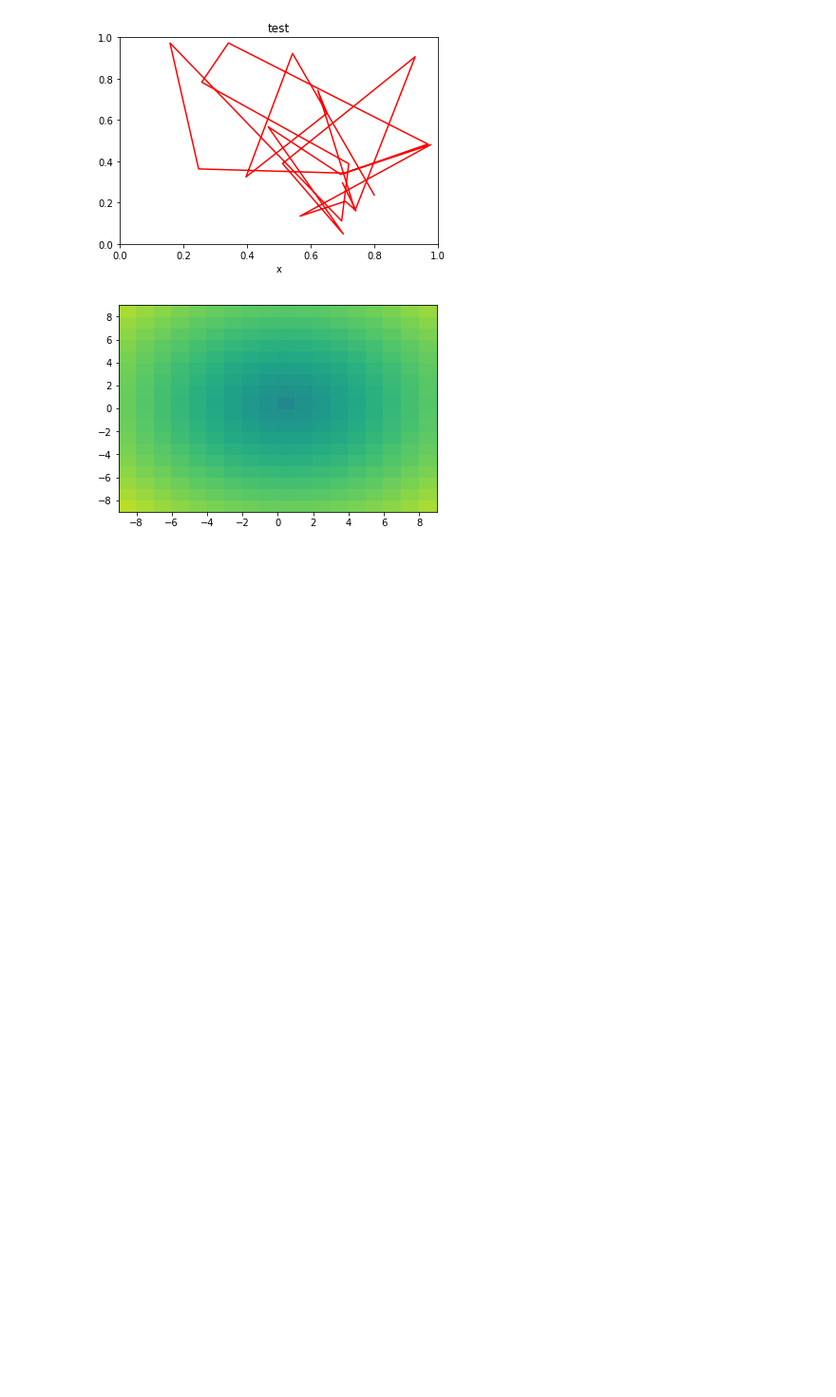
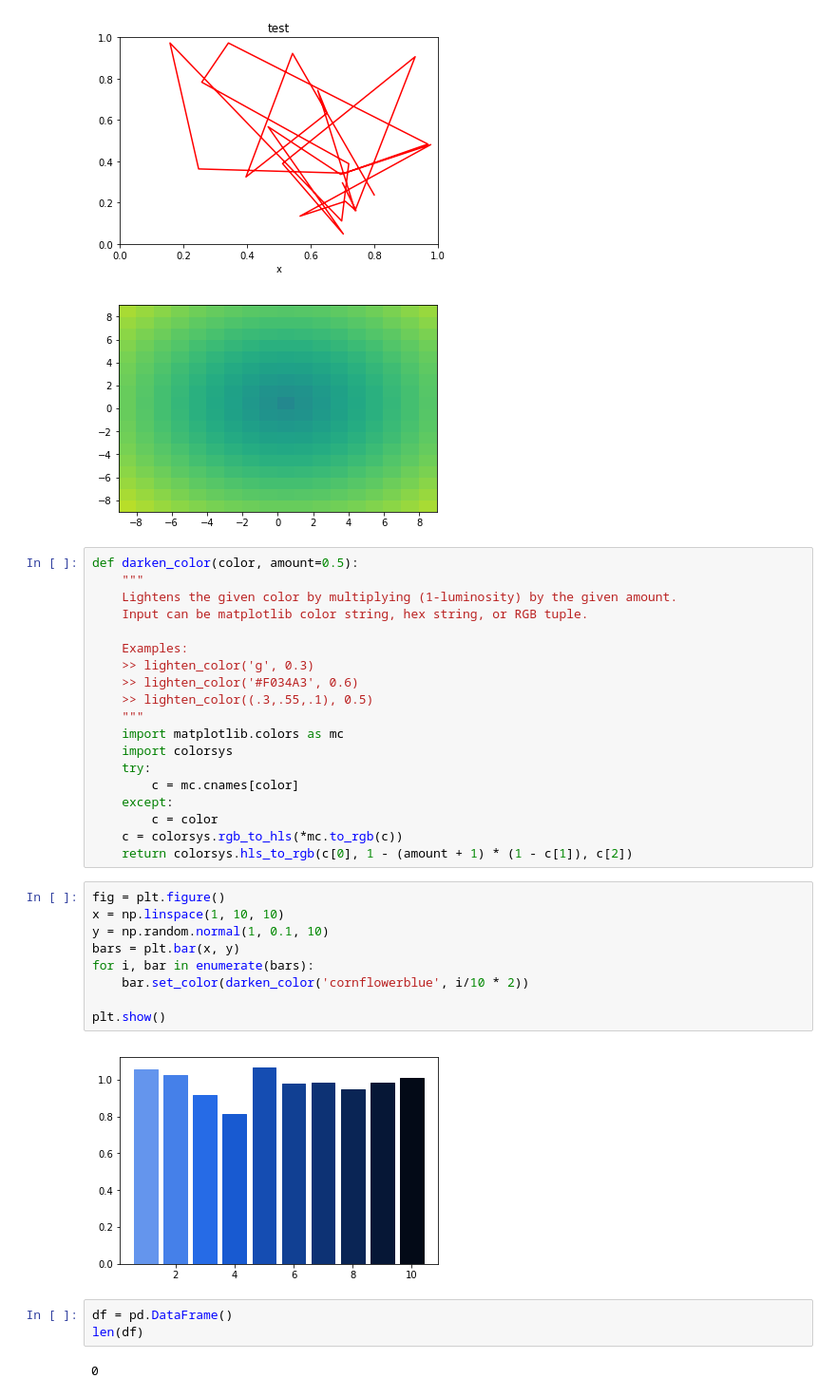
Before and after one commit to ucals/RLDM, a Jupyter notebook: project1/backup/live_plot_template.ipynb, the cells around one changed output. Shown at 95% size. Drawn from its saved outputs; the diff is of its cells as text; blank space fills up the shorter version.

```diff
--- a/project1/backup/live_plot_template.ipynb
+++ b/project1/backup/live_plot_template.ipynb
@@ -283,3 +283,38 @@ The backend was *originally* set to 'module://ipykernel.pylab.backend_inline' by
   This is separate from the ipykernel package so we can avoid doing imports until
 [figure]
 [figure]
+# %%
+def darken_color(color, amount=0.5):
+    """
+    Lightens the given color by multiplying (1-luminosity) by the given amount.
+    Input can be matplotlib color string, hex string, or RGB tuple.
+
+    Examples:
+    >> lighten_color('g', 0.3)
+    >> lighten_color('#F034A3', 0.6)
+    >> lighten_color((.3,.55,.1), 0.5)
+    """
+    import matplotlib.colors as mc
+    import colorsys
+    try:
+        c = mc.cnames[color]
+    except:
+        c = color
+    c = colorsys.rgb_to_hls(*mc.to_rgb(c))
+    return colorsys.hls_to_rgb(c[0], 1 - (amount + 1) * (1 - c[1]), c[2])
+# %%
+fig = plt.figure()
+x = np.linspace(1, 10, 10)
+y = np.random.normal(1, 0.1, 10)
+bars = plt.bar(x, y)
+for i, bar in enumerate(bars):
+    bar.set_color(darken_color('cornflowerblue', i/10 * 2))
+
+plt.show()
+# %% [output]
+[figure, added]
+# %%
+df = pd.DataFrame()
+len(df)
+# %% [output]
+0
```
Also changed, not shown: 9 other files.
